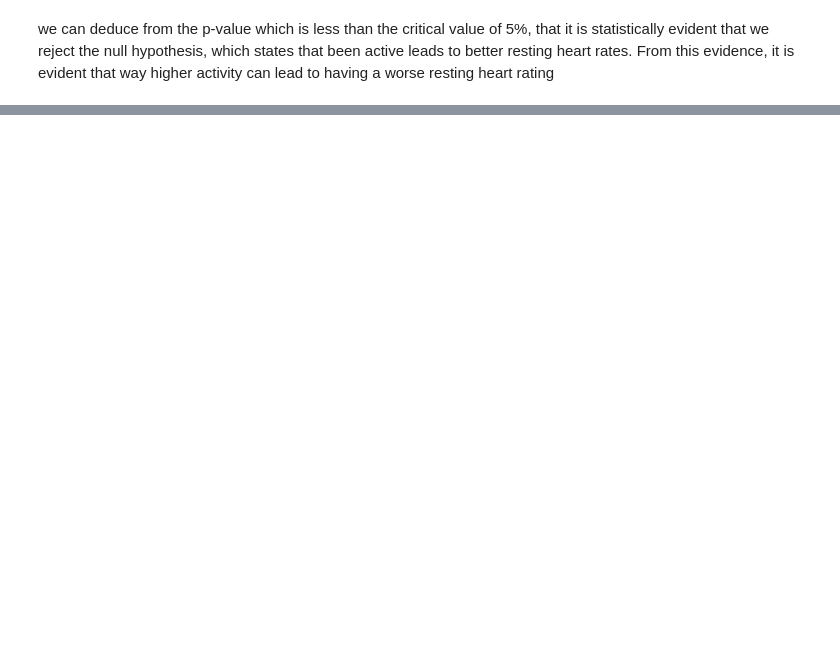
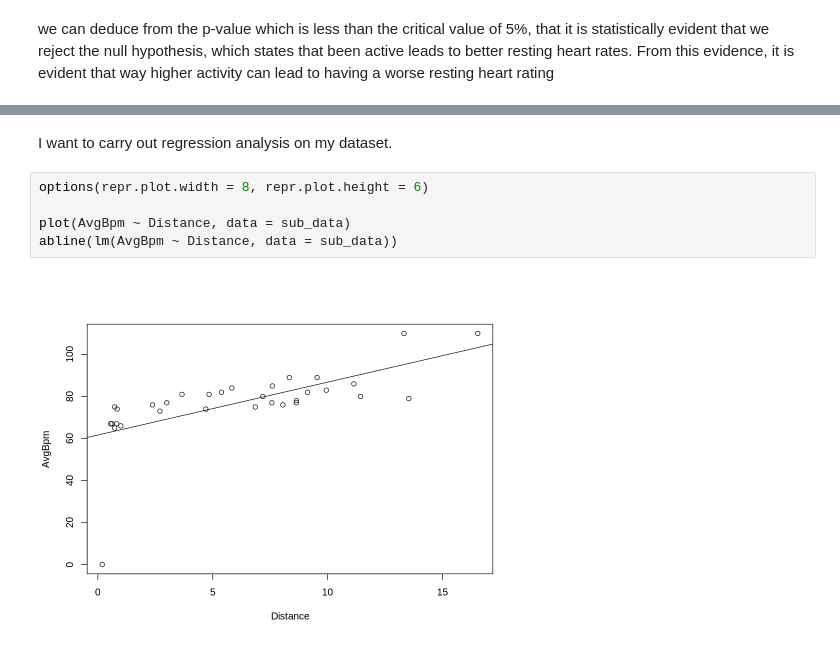
Before and after one commit to ovieimara/MATPMDA, a Jupyter notebook: MATPMDA_Portfolio.ipynb, the cells around one changed output, grey strips where cells are left out. Drawn from its saved outputs; the diff is of its cells as text; blank space fills up the shorter version.

```diff
--- a/MATPMDA_Portfolio.ipynb
+++ b/MATPMDA_Portfolio.ipynb
@@ -307,0 +326,9 @@ grid.arrange(grobs = plots, nrow=5, ncol=3)
+# %% [markdown]
+I want to carry out regression analysis on my dataset.
+# %%
+options(repr.plot.width = 8, repr.plot.height = 6)
+
+plot(AvgBpm ~ Distance, data = sub_data)
+abline(lm(AvgBpm ~ Distance, data = sub_data))
+# %% [output]
+[figure, added]
```
Also changed, not shown: parts of 19 cells of this notebook.
